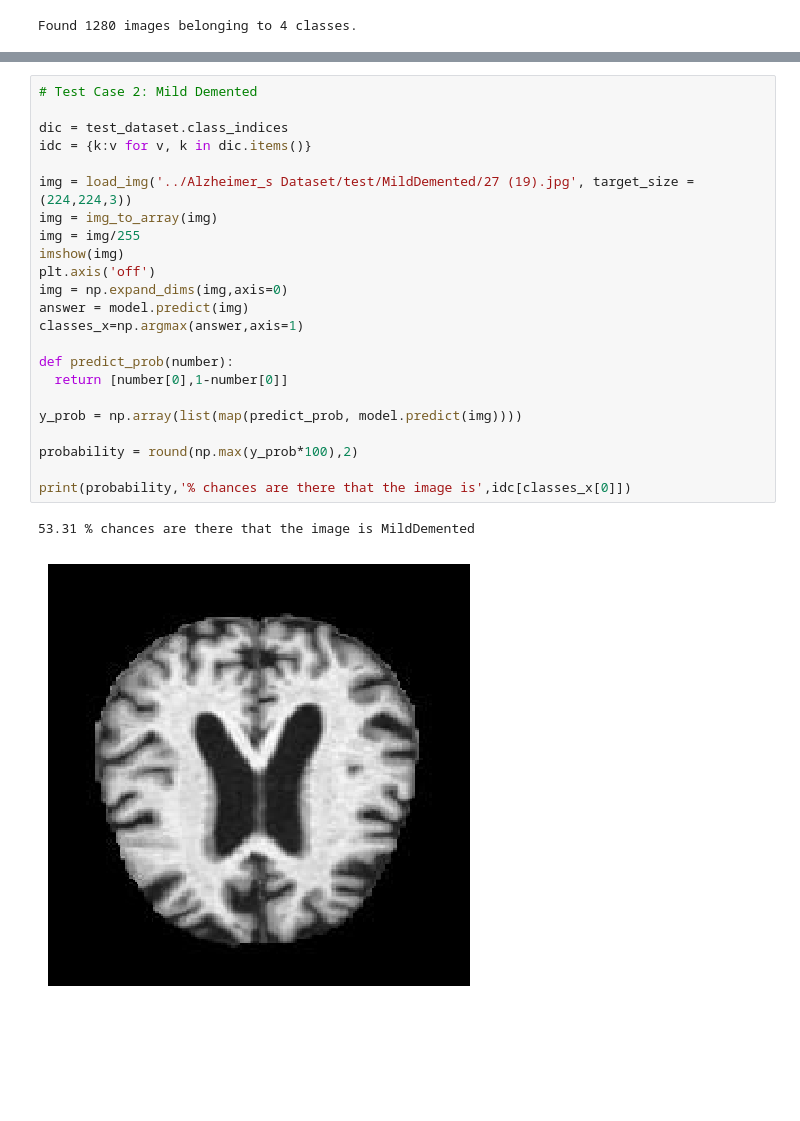
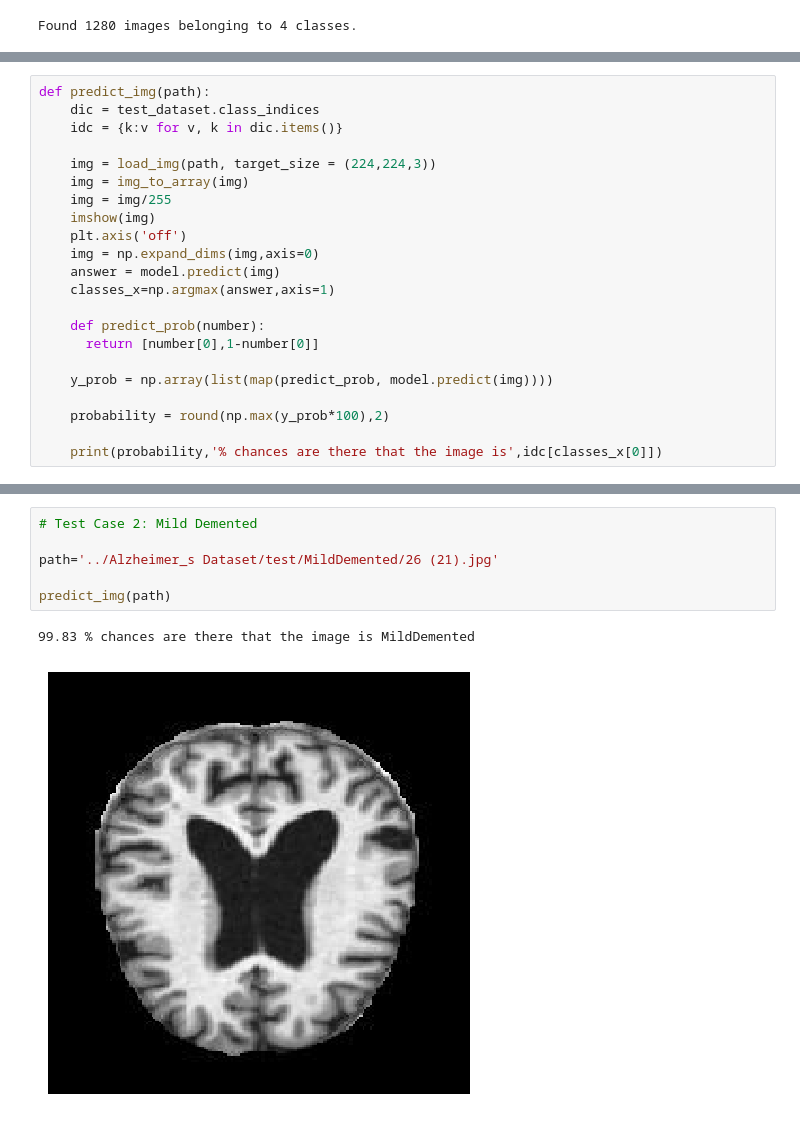
Before and after one commit to abhinav2401/Alzheimers_Classifier, a Jupyter notebook: Alzheimers_Classification/Test.ipynb, the cells around one changed output, grey strips where cells are left out. Saved outputs shown, nothing was run; the diff lists cells and outputs as text; blank space fills up the shorter version.

```diff
--- a/Alzheimers_Classification/Test.ipynb
+++ b/Alzheimers_Classification/Test.ipynb
@@ -28,3 +29,25 @@ model.evaluate(test_dataset)
+# %%
+def predict_img(path):
+    dic = test_dataset.class_indices
+    idc = {k:v for v, k in dic.items()}
+
+    img = load_img(path, target_size = (224,224,3))
+    img = img_to_array(img)
+    img = img/255
+    imshow(img)
+    plt.axis('off')
+    img = np.expand_dims(img,axis=0)
+    answer = model.predict(img)
+    classes_x=np.argmax(answer,axis=1)
+
+    def predict_prob(number):
+      return [number[0],1-number[0]]
+
+    y_prob = np.array(list(map(predict_prob, model.predict(img))))
+
+    probability = round(np.max(y_prob*100),2)
+
+    print(probability,'% chances are there that the image is',idc[classes_x[0]])
 # %%
 # Test Case 1: Non-Dementia
 
@@ -54,29 +60,12 @@ print(probability,'% chances are there that the image is',idc[classes_x[0]])
 # %%
 # Test Case 2: Mild Demented
 
-dic = test_dataset.class_indices
-idc = {k:v for v, k in dic.items()}
+path='../Alzheimer_s Dataset/test/MildDemented/26 (21).jpg'
 
-img = load_img('../Alzheimer_s Dataset/test/MildDemented/27 (19).jpg', target_size = (224,224,3))
-img = img_to_array(img)
-img = img/255
-imshow(img)
-plt.axis('off')
-img = np.expand_dims(img,axis=0)
-answer = model.predict(img)
-classes_x=np.argmax(answer,axis=1)
-
-def predict_prob(number):
-  return [number[0],1-number[0]]
-
-y_prob = np.array(list(map(predict_prob, model.predict(img))))
-
-probability = round(np.max(y_prob*100),2)
-
-print(probability,'% chances are there that the image is',idc[classes_x[0]])
+predict_img(path)
 # %% [output]
-53.31 % chances are there that the image is MildDemented
+99.83 % chances are there that the image is MildDemented
-[figure, old version]
+[figure, new version]
 # %%
 # Test Case 3: Moderate Demented
 
```
Also changed, not shown: parts of 5 cells of this notebook, 2 other files.
